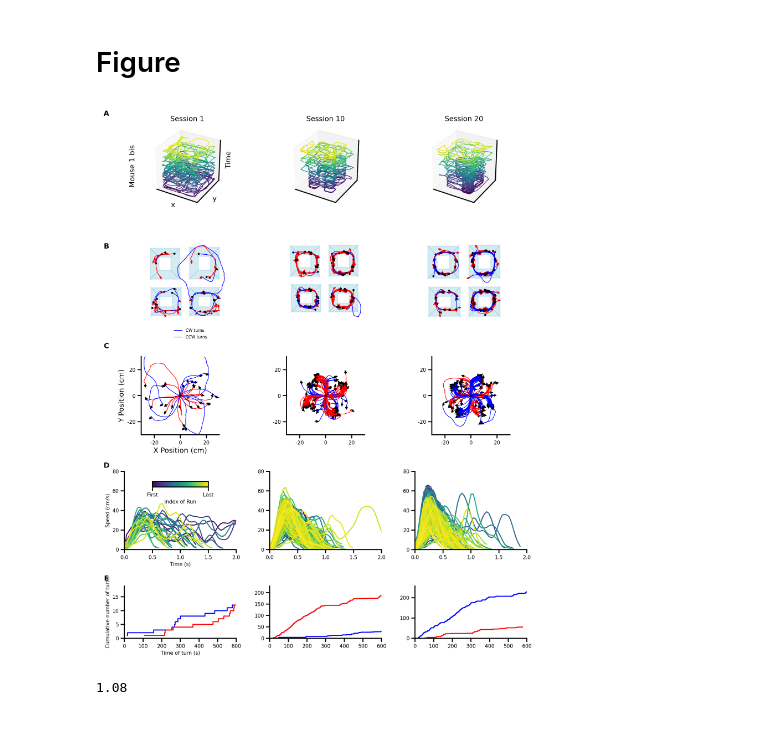
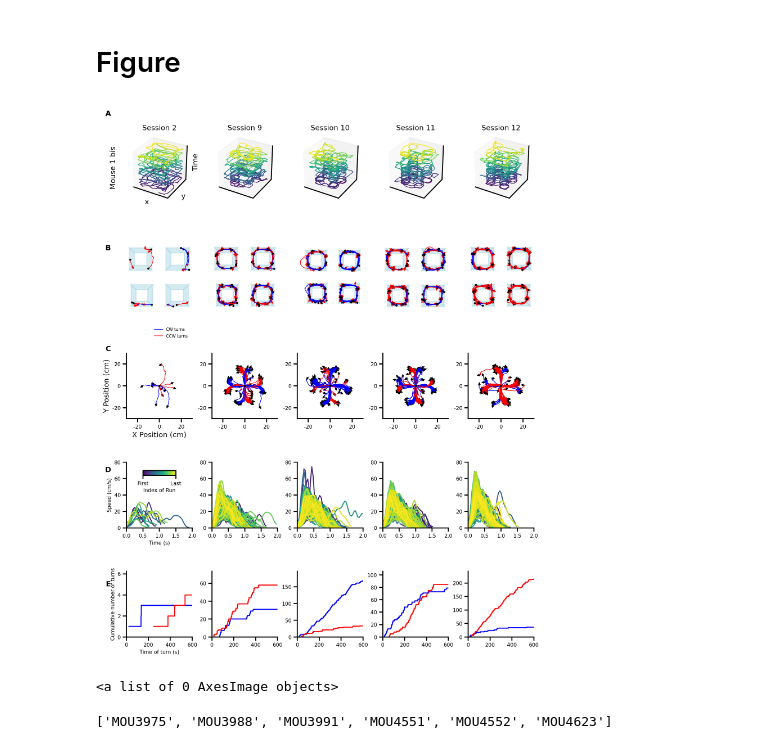
Before and after one commit to HeathenToaster/MouseTache, a Jupyter notebook: Figure1MethodPaper_MaudData_clean.ipynb, the cells around one changed output. Drawn from its saved outputs; the diff is of its cells as text; code cells hidden in the pictures.

```diff
--- a/Figure1MethodPaper_MaudData_clean.ipynb
+++ b/Figure1MethodPaper_MaudData_clean.ipynb
@@ -1179,12 +1179,9 @@ def plot_3d_trajectory(x, y, t, time_start=None, time_end=None, ax=None, linewid
     #ax.text2D(-0.1, 0.5, mouse_id, rotation=90, va='center', ha='center', transform=ax.transAxes, fontsize=7)
 # %%
 def plot_3dtrajectory_mice_sessions(mice_list, sessions_to_plot, path_to_data_folder, time_start=None, time_end=None, axs=None, linewidth=1):
+
     num_mice = len(mice_list)
     num_sessions = len(sessions_to_plot)
-
-    # Dynamically compute figure size (you can adjust scaling factors if needed)
-    fig_width = num_sessions * 3  # Each subplot has width of 4 units
-    fig_height = num_mice * 3     # Each subplot has height of 4 units
 
     # if fig_input==None :
 
@@ -1499,7 +1496,7 @@ def accumulation_threshold(cummulated_events_time, threshold=0.8):
 # %% [markdown]
 # Computations
 # %%
-sessions_to_compare = [0,9,19]
+sessions_to_compare = [1,8,9,10,11]
 session_limit = sessions_to_compare[-1] +1
 time_start = None
 time_end = None
@@ -1983,7 +1980,7 @@ Excluding MOU4624
 # %% [markdown]
 # Figure
 # %%
-mice_to_compare = ['MOU3974', 'MOU3987'] #['MOUKA290', 'MOUKA313'] #["MOUKA290","MOUKA300"]
+mice_to_compare = ['MOU4551', 'MOU3988'] #['MOUKA290', 'MOUKA313'] #["MOUKA290","MOUKA300"]
 
 folder_path_mouse_to_process = f"/LocalData/ForagingMice/4TowerTaskMethodPaper/MaudData/{mice_to_compare[0]}"
 
@@ -2031,6 +2028,12 @@ run_epochs, clean_run_epochs= detect_run_epochs(speeds,traject_time)
 
 ##################################################################################################################################################################################################################
 
+def force_aspect(ax,ratio=1):
+    ratio = 1.0
+    x_left, x_right = ax.get_xlim()
+    y_low, y_high = ax.get_ylim()
+    ax.set_aspect(abs((x_right-x_left)/(y_low-y_high))*ratio)
+
 video_resolution = 512, 512 # this gives the resolution in pixel of the video recorded(trajectory of the mice in the maze)
 trapeze_width = 40 # rewards are delivered in the maze around 4 towers,  when mice a switch from one trapze to another
 
@@ -2038,17 +2041,19 @@ first_epoch_to_plot = 93 # 40 93
 last_epoch_to_plot = 99 # 50 99
 
 fig=plt.figure(figsize=(cm2inch(18), cm2inch(23)), dpi=300, constrained_layout=False, facecolor='w')
-gs = fig.add_gridspec(5, 1 , hspace=0.5, height_ratios=[3, 3, 3, 3, 2])
+gs = fig.add_gridspec(5, 1 , hspace=0.35, height_ratios=[1, 1, 1, 1, 1])
 
 #########################################
 
-row1 = gs[0].subgridspec(1, 3, wspace=.1, hspace=.3, width_ratios=[1,1,1])
+row1 = gs[0].subgridspec(1, 5, wspace=.3, hspace=.3)
 
 ax_11 = plt.subplot(row1[0,0], projection="3d", aspect="equal")
 ax_12 = plt.subplot(row1[0,1], projection="3d", aspect="equal")
 ax_13 = plt.subplot(row1[0,2], projection="3d", aspect="equal")
+ax_14 = plt.subplot(row1[0,3], projection="3d", aspect="equal")
+ax_15 = plt.subplot(row1[0,4], projection="3d", aspect="equal")
 
-axs_1top = [ax_11,ax_12,ax_13]
+axs_1top = [ax_11,ax_12,ax_13,ax_14,ax_15]
 axs_1top = np.array(axs_1top)
 
 plot_3dtrajectory_mice_sessions([mice_to_compare[0]], sessions_to_compare, path_to_data_folder, time_start=time_start, time_end=time_end, axs=axs_1top, linewidth=0.5)
@@ -2062,6 +2067,8 @@ ax_11.text2D(-0.2, 0.5, 'Mouse 1 bis', rotation=90, va='center', ha='center', tr
 ax_11.text2D(0.5, 1.1, f'Session {sessions_to_compare[0]+1}', va='center', ha='center', transform=ax_11.transAxes, fontsize=7)
 ax_12.text2D(0.5, 1.1, f'Session {sessions_to_compare[1]+1}', va='center', ha='center', transform=ax_12.transAxes, fontsize=7)
 ax_13.text2D(0.5, 1.1, f'Session {sessions_to_compare[2]+1}', va='center', ha='center', transform=ax_13.transAxes, fontsize=7)
+ax_14.text2D(0.5, 1.1, f'Session {sessions_to_compare[3]+1}', va='center', ha='center', transform=ax_14.transAxes, fontsize=7)
+ax_15.text2D(0.5, 1.1, f'Session {sessions_to_compare[4]+1}', va='center', ha='center', transform=ax_15.transAxes, fontsize=7)
 
 fig.text(.09, 0.9, 'A', weight='bold', va='center', ha='center', fontsize=7)
 
@@ -2074,14 +2081,17 @@ fig.text(.09, 0.9, 'A', weight='bold', va='center', ha='center', fontsize=7)
 #########################################
 
 
-row2 = gs[1].subgridspec(1, 3, wspace=.1, hspace=.1, width_ratios=[1,1,1])
+row2 = gs[1].subgridspec(1, 5, wspace=.3, hspace=.1)
+
 ax_21 = plt.subplot(row2[0], aspect="equal")
 ax_22 = plt.subplot(row2[1], aspect="equal")
 ax_23 = plt.subplot(row2[2], aspect="equal")
+ax_24 = plt.subplot(row2[3], aspect="equal")
+ax_25 = plt.subplot(row2[4], aspect="equal")
 
 #ax_21.text(-0.1, 0.5, 'Mouse 1', color='darkorange',rotation=90, va='center', ha='center', transform=ax_21.transAxes, fontsize=7)
 
-ax_2 = [ax_21,ax_22,ax_23]
+ax_2 = [ax_21,ax_22,ax_23,ax_24,ax_25]
 
 # plot_run_type(traject_time, smoothed_Xpositions_cm, smoothed_Ypositions_cm, session_data['all_epochs'], towers_coordinates, ax_21, runtype='run_around_tower', all_trapezes_coordinates_cm=all_trapezes_coordinates_cm, q=4)
 # plot_run_type(traject_time, smoothed_Xpositions_cm, smoothed_Ypositions_cm, session_data['all_epochs'], towers_coordinates, ax_22, runtype='run_around_tower', all_trapezes_coordinates_cm=all_trapezes_coordinates_cm, q=4)
@@ -2097,12 +2107,15 @@ fig.text(.09, 0.7, 'B', weight='bold', va='center', ha='center', fontsize=7)
 
 #########################################
 
-row3 = gs[2].subgridspec(1, 3, wspace=.3, hspace=.3, width_ratios=[1,1,1])
+row3 = gs[2].subgridspec(1, 5, wspace=.3, hspace=.1)
+
 ax_31 = plt.subplot(row3[0], aspect="equal")
 ax_32 = plt.subplot(row3[1], aspect="equal")
 ax_33 = plt.subplot(row3[2], aspect="equal")
+ax_34 = plt.subplot(row3[3], aspect="equal")
+ax_35 = plt.subplot(row3[4], aspect="equal")
 
-ax_3 = [ax_31,ax_32,ax_33]
+ax_3 = [ax_31,ax_32,ax_33,ax_34,ax_35]
 
 
 for k in range(len(sessions_to_compare)):
@@ -2117,51 +2130,74 @@ fig.text(.09, 0.55, 'C', weight='bold', va='center', ha='center', fontsize=7)
 
 #########################################
 
-row4 = gs[3].subgridspec(1, 3, wspace=.3, hspace=.3, width_ratios=[1,1,1])
+row4 = gs[3].subgridspec(1, 5, wspace=.3, hspace=.1)
+
 ax_41 = plt.subplot(row4[0])
 ax_42 = plt.subplot(row4[1])
 ax_43 = plt.subplot(row4[2])
+ax_44 = plt.subplot(row4[3])
+ax_45 = plt.subplot(row4[4])
 
-ax_4 = [ax_41, ax_42, ax_43]
+ax_4 = [ax_41, ax_42, ax_43, ax_44, ax_45]
 
 for l in range(len(sessions_to_compare)):
 
     plot_runs_around_speed_profiles(folder_path_mouse_to_process, session_list[mice_to_compare[0]][sessions_to_compare[l]], ax_4[l], time_start=time_start, time_end=time_end, xlim=(0,2), ylim=(0,80), show_xlabel= True if l==0 else False, show_ylabel= True if l==0 else False, show_color_bar= True if l==0 else False)
+
+force_aspect(ax_41)
+force_aspect(ax_42)
+force_aspect(ax_43)
+force_aspect(ax_44)
+force_aspect(ax_45)
+
 
 fig.text(.09, 0.37, 'D', weight='bold', va='center', ha='center', fontsize=7)
 
 #ax_41.text(-0.2, 1, 'D', weight='bold', va='center', ha='center', transform=ax_41.transAxes, fontsize=7)
 
 #########################################
 
-row5 = gs[4].subgridspec(1, 3, wspace=.3, hspace=.3, width_ratios=[1,1,1])
+row5 = gs[4].subgridspec(1, 5, wspace=.3, hspace=.1)
+
 ax_51 = plt.subplot(row5[0])
 ax_52 = plt.subplot(row5[1])
 ax_53 = plt.subplot(row5[2])
+ax_54 = plt.subplot(row5[3])
+ax_55 = plt.subplot(row5[4])
 
-ax_5 = [ax_51, ax_52, ax_53]
+ax_5 = [ax_51, ax_52, ax_53, ax_54, ax_55]
 
 for m in range(len(sessions_to_compare)):
 
     show_xlabel= True if m==0 else False
     show_ylabel = True if m==0 else False
     xlim = [0,600]
     ylim = [0,None]
 
     plot_cumulated_turns_time_profile(folder_path_mouse_to_process, session_list[mice_to_compare[0]][sessions_to_compare[m]], ax_5[m], time_start=time_start, time_end=time_end, xlim=xlim, ylim=ylim , show_xlabel=show_xlabel, show_ylabel=show_ylabel, show_legend= False)
 
+force_aspect(ax_51)
+force_aspect(ax_52)
+force_aspect(ax_53)
+force_aspect(ax_54)
+force_aspect(ax_55)
+
 fig.text(.09, 0.2, 'E', weight='bold', va='center', ha='center', fontsize=7)
 
 #ax_41.text(-0.2, 1, 'E', weight='bold', va='center', ha='center', transform=ax_51.transAxes, fontsize=7)
 
 #########################################
 
 
 
 plt.show()
 # %% [output]
-[figure, old version]
+[figure, new version]
-# %%
-3.6*0.3
-# %% [output]
-1.08
+# %%
+ax_53.get_images()
+# %% [output]
+<a list of 0 AxesImage objects>
+# %%
+CW_mice
+# %% [output]
+['MOU3975', 'MOU3988', 'MOU3991', 'MOU4551', 'MOU4552', 'MOU4623']
```
Also changed, not shown: parts of 1 cell of this notebook, 4 other files.
